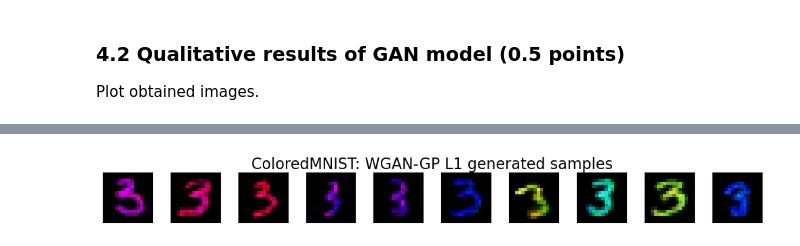
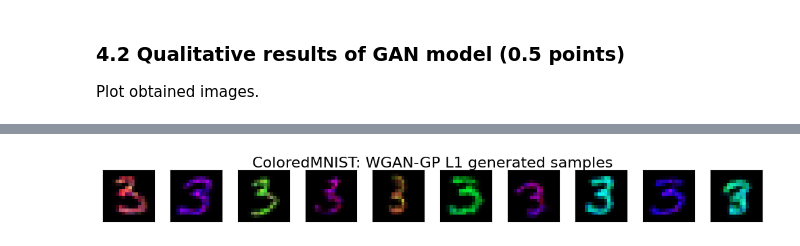
Before and after one commit to br0fire/Skoltech_GenAI, a Jupyter notebook: HW1/HW1_GenAI2025_WGAN_part3.ipynb, the cells around one changed output, grey strips where cells are left out. Cells and saved outputs as stored; diff of their text form; code cells hidden in the pictures.

```diff
--- a/HW1/HW1_GenAI2025_WGAN_part3.ipynb
+++ b/HW1/HW1_GenAI2025_WGAN_part3.ipynb
@@ -445,11 +569,12 @@ GP_LAMBDA = ... # YOUR CODE HERE
 # %%
-source_cmnist_loader = ... # YOUR CODE HERE
-target_cmnist_loader = ... # YOUR CODE HERE
-G_L1 = ... # YOUR CODE HERE
-D_L1 = ... # YOUR CODE HERE
-G_L1_optim = ... # YOUR CODE HERE
-D_L1_optim = ... # YOUR CODE HERE
-diagnostic = ... # YOUR CODE HERE
+source_cmnist_loader = DataLoader(source_train, batch_size=BATCH_SIZE, shuffle=True)
+target_cmnist_loader = DataLoader(target_train, batch_size=BATCH_SIZE, shuffle=True)
+G_L1 = Generator().to(DEVICE)
+D_L1 = Critic().to(DEVICE)
+G_L1_optim = torch.optim.RMSprop(G_L1.parameters(), lr=LR)
+D_L1_optim = torch.optim.RMSprop(D_L1.parameters(), lr=LR)
+REFERENCE_IMAGES = next(iter(DataLoader(source_train, batch_size=10)))
+diagnostic = GANImageMonitor(G_L1, D_L1, REFERENCE_IMAGES)
 # %%
 train_losses = train_wgp_with_l1_reg(
     source_cmnist_loader,
@@ -541,4 +773,4 @@ def compute_embeddings(
 # %%
-source_test = ... # YOUR CODE HERE
-target_test = ... # YOUR CODE HERE
+source_test = CMNISTDataset(digit=2, train=False)
+target_test = CMNISTDataset(digit=3, train=False)
 # %%
@@ -596,7 +842,8 @@ CMMD for WGAN-GP with L1 regularization on ColoredMNIST: 0.18155574798583984
 
 Plot obtained images.
 # %%
-SOURCE_TEST = ... # YOUR CODE HERE
+SOURCE_TEST = source_test
 # %%
-plot_images(...,'ColoredMNIST: input samples') # YOUR CODE HERE
+batch = next(iter(DataLoader(SOURCE_TEST, batch_size=10, shuffle=False)))
+plot_images(batch,'ColoredMNIST: input samples')
 # %% [output]
@@ -608,6 +856,7 @@ plot_images(...,'ColoredMNIST: WGAN-GP generated samples') # YOUR CODE HERE
 # %%
-plot_images(...,'ColoredMNIST: WGAN-GP L1 generated samples') # YOUR CODE HERE
+batch_gen_l1 = G_L1(batch.to(DEVICE)).detach().cpu()
+plot_images(batch_gen_l1,'ColoredMNIST: WGAN-GP L1 generated samples')
 # %% [output]
-[figure, old version]
+[figure, new version]
 # %% [markdown]
 ### 4.3 Summary (0.5 points)
```
Also changed, not shown: parts of 36 cells of this notebook.
